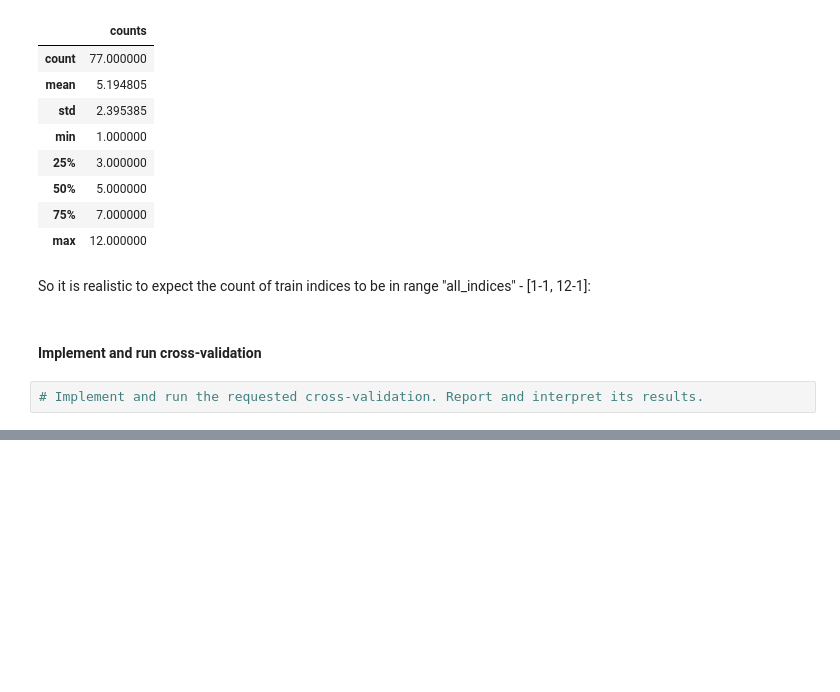
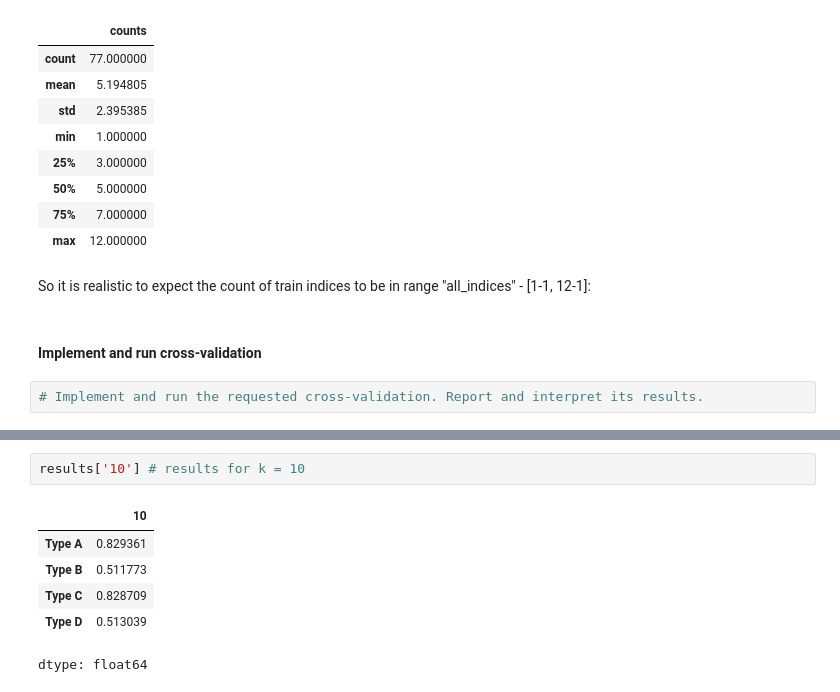
Before and after one commit to heinohen/TKO_7092_evaluation_of_machine_learning_models, a Jupyter notebook: EMLM2025_exercise3_heinonen.ipynb, the cells around one changed output, grey strips where cells are left out. Saved outputs shown, nothing was run; the diff lists cells and outputs as text; blank space fills up the shorter version.

```diff
--- a/EMLM2025_exercise3_heinonen.ipynb
+++ b/EMLM2025_exercise3_heinonen.ipynb
@@ -502,0 +475,9 @@ plt.show()
+# %%
+results['10'] # results for k = 10
+# %% [output]
+|  | 10 |
+| Type A | 0.829361 |
+| Type B | 0.511773 |
+| Type C | 0.828709 |
+| Type D | 0.513039 |
+dtype: float64
```
Also changed, not shown: parts of 16 cells of this notebook.
